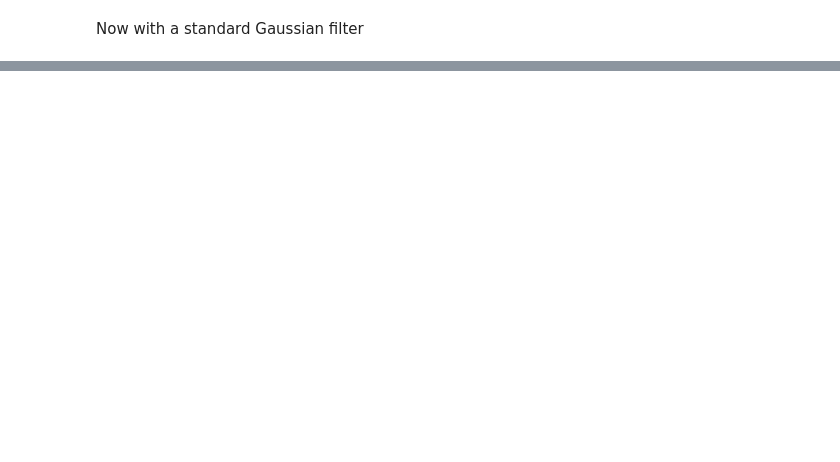
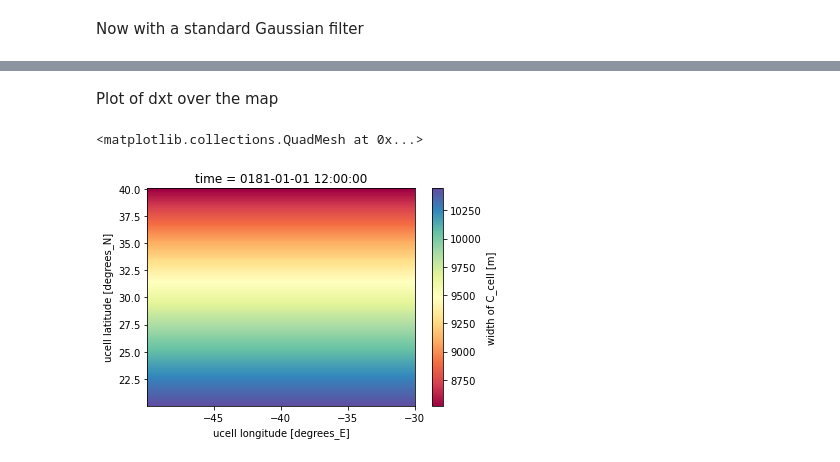
Before and after one commit to ocean-eddy-cpt/gcm-filters, a Jupyter notebook: mom5_example/compare_filters.ipynb, the cells around one changed output, grey strips where cells are left out. Drawn from its saved outputs; the diff is of its cells as text; code cells hidden in the pictures; blank space fills up the shorter version.

```diff
--- a/mom5_example/compare_filters.ipynb
+++ b/mom5_example/compare_filters.ipynb
@@ -104,0 +111,8 @@ filtered_data2.plot()
+# %% [markdown]
+Plot of dxt over the map
+# %%
+plt.figure()
+grid_data['dxu'].plot(cmap='Spectral')#%%
+# %% [output]
+<matplotlib.collections.QuadMesh at 0x...>
+[figure, added]
```
Also changed, not shown: parts of 11 cells of this notebook.
